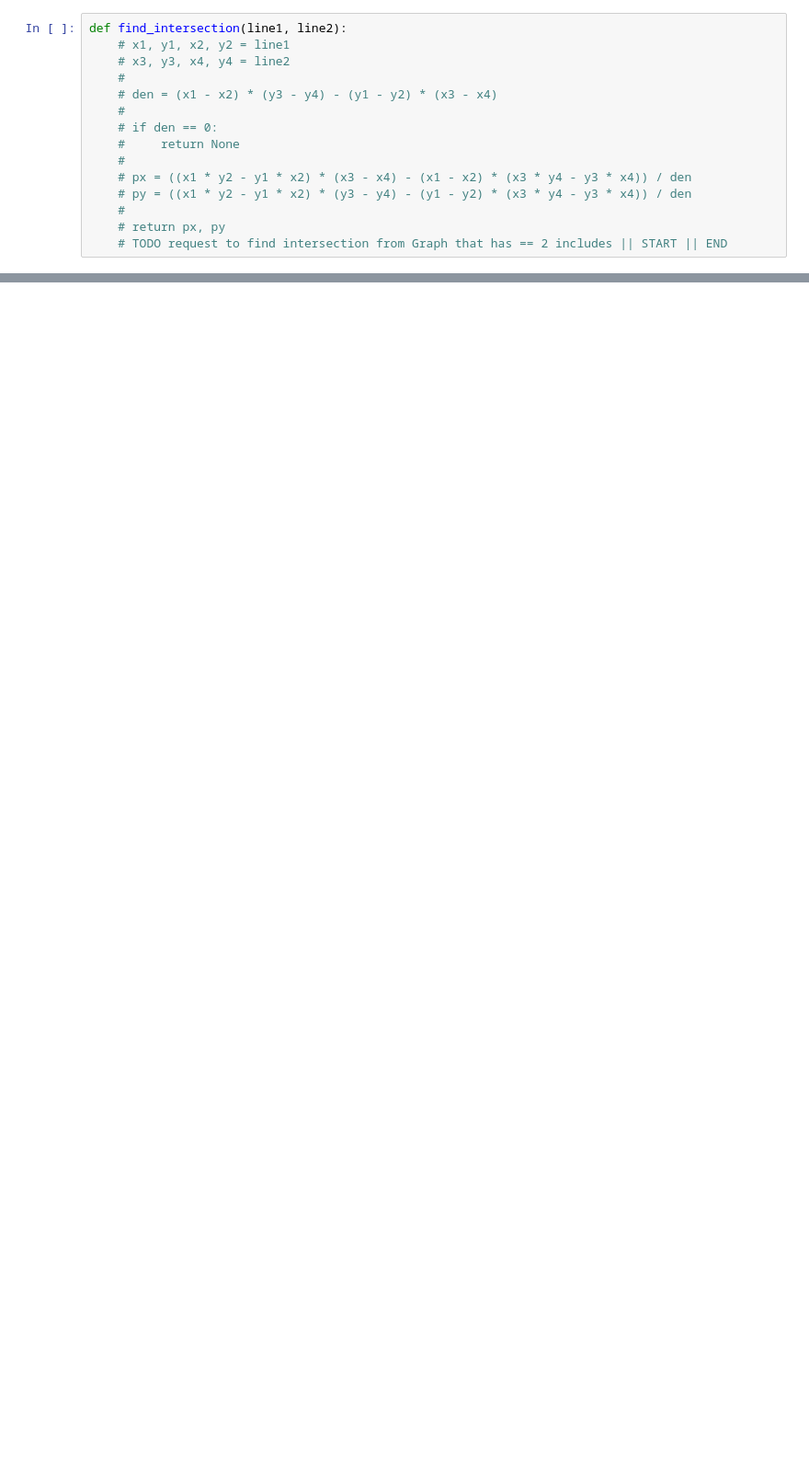
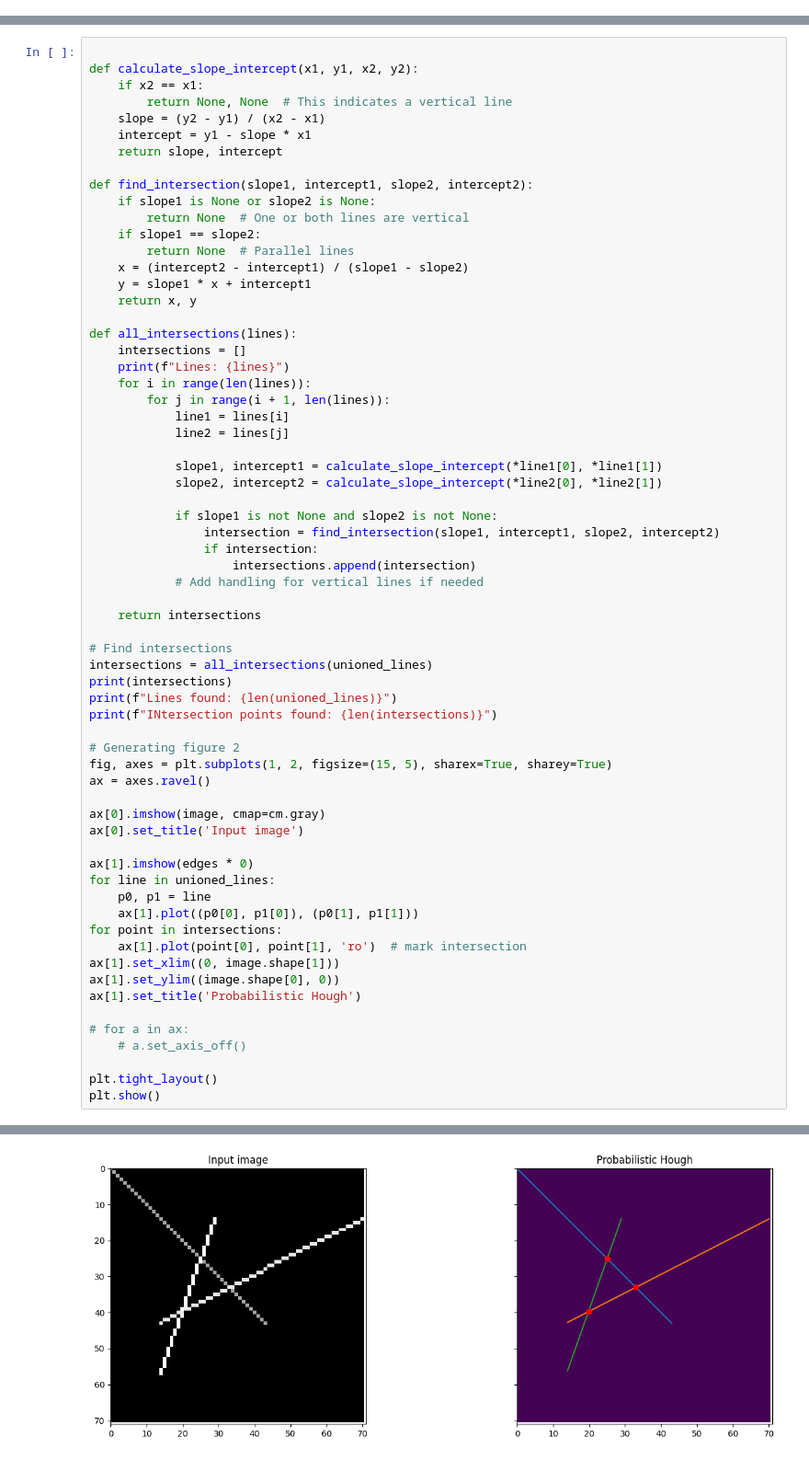
Before and after one commit to NaturalAGI-Lab/NaturalAGI, a Jupyter notebook: src/shapes_detector/shapes_detector.ipynb, the cells around one changed output, grey strips where cells are left out. Shown at 92% size. Drawn from its saved outputs; the diff is of its cells as text; blank space fills up the shorter version.

```diff
--- a/src/shapes_detector/shapes_detector.ipynb
+++ b/src/shapes_detector/shapes_detector.ipynb
@@ -4,15 +5,0 @@ from matplotlib import pyplot as plt
-# %%
-def find_intersection(line1, line2):
-    # x1, y1, x2, y2 = line1
-    # x3, y3, x4, y4 = line2
-    #
-    # den = (x1 - x2) * (y3 - y4) - (y1 - y2) * (x3 - x4)
-    #
-    # if den == 0:
-    #     return None
-    #
-    # px = ((x1 * y2 - y1 * x2) * (x3 - x4) - (x1 - x2) * (x3 * y4 - y3 * x4)) / den
-    # py = ((x1 * y2 - y1 * x2) * (y3 - y4) - (y1 - y2) * (x3 * y4 - y3 * x4)) / den
-    #
-    # return px, py
-    # TODO request to find intersection from Graph that has == 2 includes || START || END
@@ -106,0 +310,66 @@ plt.show()
+# %%
+
+def calculate_slope_intercept(x1, y1, x2, y2):
+    if x2 == x1:
+        return None, None  # This indicates a vertical line
+    slope = (y2 - y1) / (x2 - x1)
+    intercept = y1 - slope * x1
+    return slope, intercept
+
+def find_intersection(slope1, intercept1, slope2, intercept2):
+    if slope1 is None or slope2 is None:
+        return None  # One or both lines are vertical
+    if slope1 == slope2:
+        return None  # Parallel lines
+    x = (intercept2 - intercept1) / (slope1 - slope2)
+    y = slope1 * x + intercept1
+    return x, y
+
+def all_intersections(lines):
+    intersections = []
+    print(f"Lines: {lines}")
+    for i in range(len(lines)):
+        for j in range(i + 1, len(lines)):
+            line1 = lines[i]
+            line2 = lines[j]
+
+            slope1, intercept1 = calculate_slope_intercept(*line1[0], *line1[1])
+            slope2, intercept2 = calculate_slope_intercept(*line2[0], *line2[1])
+
+            if slope1 is not None and slope2 is not None:
+                intersection = find_intersection(slope1, intercept1, slope2, intercept2)
+                if intersection:
+                    intersections.append(intersection)
+            # Add handling for vertical lines if needed
+
+    return intersections
+
+# Find intersections
+intersections = all_intersections(unioned_lines)
+print(intersections)
+print(f"Lines found: {len(unioned_lines)}")
+print(f"INtersection points found: {len(intersections)}")
+
+# Generating figure 2
+fig, axes = plt.subplots(1, 2, figsize=(15, 5), sharex=True, sharey=True)
+ax = axes.ravel()
+
+ax[0].imshow(image, cmap=cm.gray)
+ax[0].set_title('Input image')
+
+ax[1].imshow(edges * 0)
+for line in unioned_lines:
+    p0, p1 = line
+    ax[1].plot((p0[0], p1[0]), (p0[1], p1[1]))
+for point in intersections:
+    ax[1].plot(point[0], point[1], 'ro')  # mark intersection
+ax[1].set_xlim((0, image.shape[1]))
+ax[1].set_ylim((image.shape[0], 0))
+ax[1].set_title('Probabilistic Hough')
+
+# for a in ax:
+    # a.set_axis_off()
+
+plt.tight_layout()
+plt.show()
+# %% [output]
@@ -106,0 +380 @@ plt.show()
+[figure, added]
```
Also changed, not shown: parts of 22 cells of this notebook, 17 other files.
